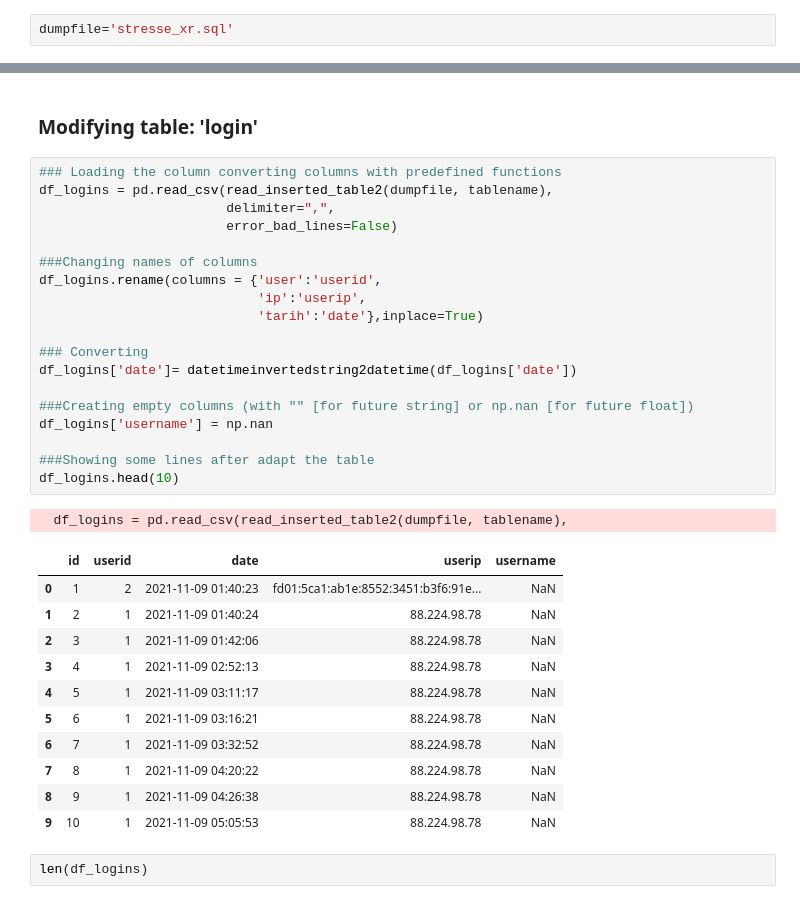
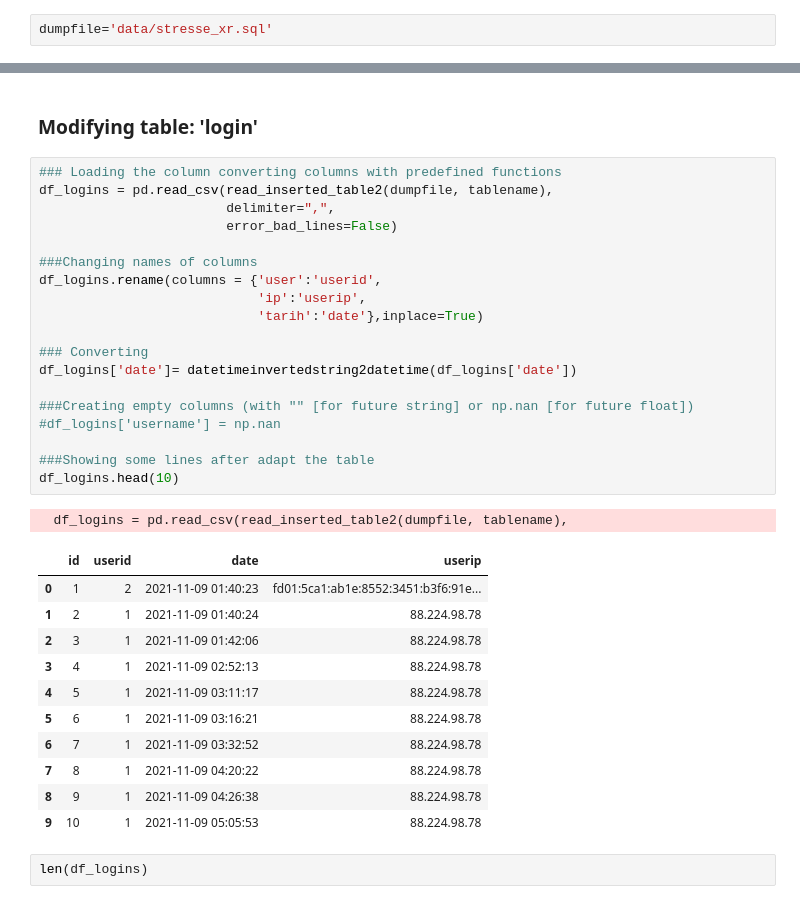
Before and after one commit to jjsantanna/stresser.gg_db_analysis, a Jupyter notebook: analysis_stressergg.ipynb, the cells around one changed output, grey strips where cells are left out. Drawn from its saved outputs; the diff is of its cells as text.

```diff
--- a/analysis_stressergg.ipynb
+++ b/analysis_stressergg.ipynb
@@ -29,2 +17,2 @@ The "generic Booter database schema" is like the figure bellow:
 # %%
-dumpfile='stresse_xr.sql'
+dumpfile='data/stresse_xr.sql'
@@ -579,35 +654,35 @@ pd.read_csv(read_inserted_table2(dumpfile, tablename),
 # %%
 ### Loading the column converting columns with predefined functions
 df_logins = pd.read_csv(read_inserted_table2(dumpfile, tablename),
                         delimiter=",",
                         error_bad_lines=False)
 
 ###Changing names of columns
 df_logins.rename(columns = {'user':'userid',
                             'ip':'userip',
                             'tarih':'date'},inplace=True)
 
 ### Converting
 df_logins['date']= datetimeinvertedstring2datetime(df_logins['date'])
 
 ###Creating empty columns (with "" [for future string] or np.nan [for future float])
-df_logins['username'] = np.nan
+#df_logins['username'] = np.nan
 
 ###Showing some lines after adapt the table
 df_logins.head(10)
 # %% [output]
   df_logins = pd.read_csv(read_inserted_table2(dumpfile, tablename),
-|  | id | userid | date | userip | username |
-| 0 | 1 | 2 | 2021-11-09 01:40:23 | fd01:5ca1:ab1e:8552:3451:b3f6:91e... | NaN |
-| 1 | 2 | 1 | 2021-11-09 01:40:24 | 88.224.98.78 | NaN |
-| 2 | 3 | 1 | 2021-11-09 01:42:06 | 88.224.98.78 | NaN |
-| 3 | 4 | 1 | 2021-11-09 02:52:13 | 88.224.98.78 | NaN |
-| 4 | 5 | 1 | 2021-11-09 03:11:17 | 88.224.98.78 | NaN |
-| 5 | 6 | 1 | 2021-11-09 03:16:21 | 88.224.98.78 | NaN |
-| 6 | 7 | 1 | 2021-11-09 03:32:52 | 88.224.98.78 | NaN |
-| 7 | 8 | 1 | 2021-11-09 04:20:22 | 88.224.98.78 | NaN |
-| 8 | 9 | 1 | 2021-11-09 04:26:38 | 88.224.98.78 | NaN |
-| 9 | 10 | 1 | 2021-11-09 05:05:53 | 88.224.98.78 | NaN |
+|  | id | userid | date | userip |
+| 0 | 1 | 2 | 2021-11-09 01:40:23 | fd01:5ca1:ab1e:8552:3451:b3f6:91e... |
+| 1 | 2 | 1 | 2021-11-09 01:40:24 | 88.224.98.78 |
+| 2 | 3 | 1 | 2021-11-09 01:42:06 | 88.224.98.78 |
+| 3 | 4 | 1 | 2021-11-09 02:52:13 | 88.224.98.78 |
+| 4 | 5 | 1 | 2021-11-09 03:11:17 | 88.224.98.78 |
+| 5 | 6 | 1 | 2021-11-09 03:16:21 | 88.224.98.78 |
+| 6 | 7 | 1 | 2021-11-09 03:32:52 | 88.224.98.78 |
+| 7 | 8 | 1 | 2021-11-09 04:20:22 | 88.224.98.78 |
+| 8 | 9 | 1 | 2021-11-09 04:26:38 | 88.224.98.78 |
+| 9 | 10 | 1 | 2021-11-09 05:05:53 | 88.224.98.78 |
 # %%
 len(df_logins)
 # %% [output]
```
Also changed, not shown: parts of 89 cells of this notebook, 17 other files.
